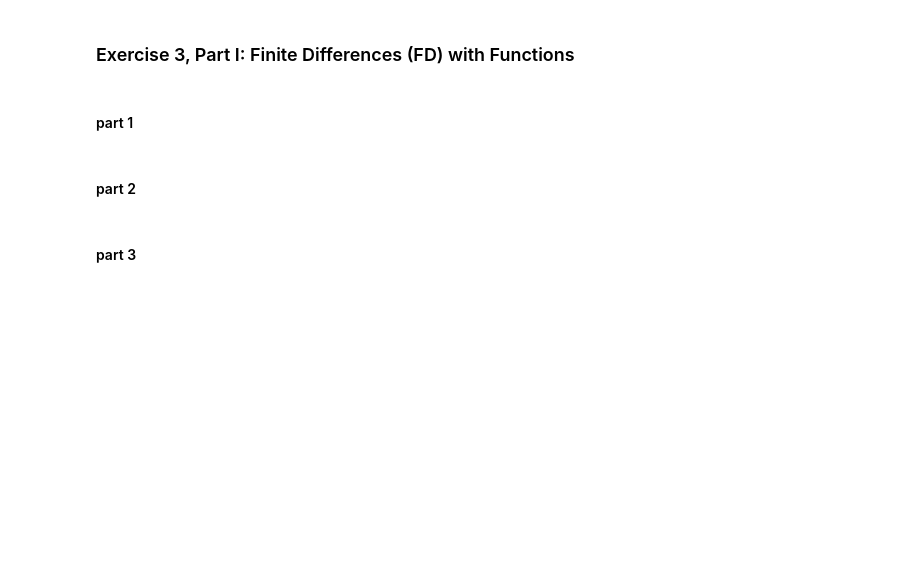
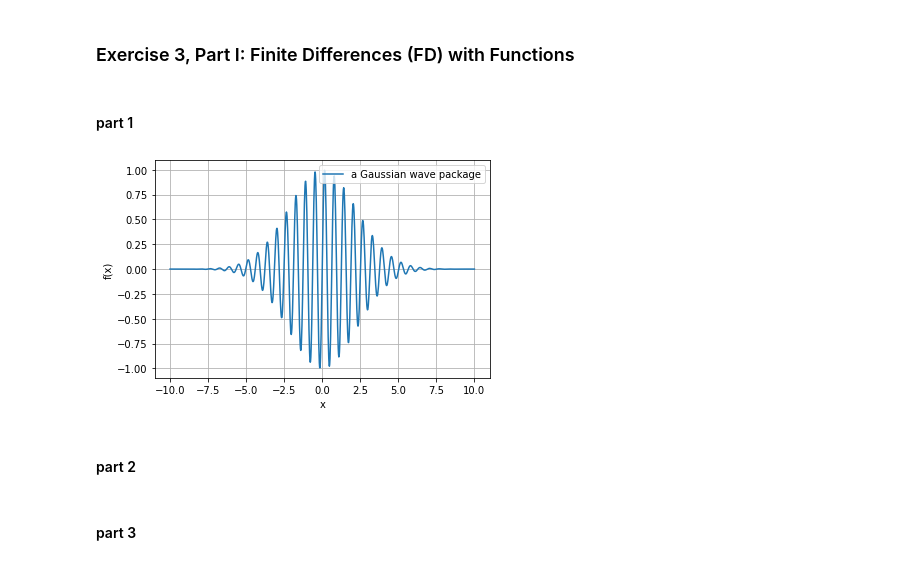
Before and after one commit to adnehk/Project1_MOD510, a Jupyter notebook: Project1_15.ipynb, the cells around one changed output. Drawn from its saved outputs; the diff is of its cells as text; code cells hidden in the pictures; blank space fills up the shorter version.

```diff
--- a/Project1_15.ipynb
+++ b/Project1_15.ipynb
@@ -158,2 +171,18 @@ array([0, 0, 0, 0, 1, 1])
+# %%
+def f(x, a=0.1, b=10):
+    return np.sin(b*x)*np.exp(-a*x*x)
+# %%
+def plot_f(x, F):
+    plt.plot(x, F, label="a Gaussian wave package")
+    plt.xlabel("x")
+    plt.ylabel("f(x)")
+    plt.legend()
+    plt.grid()
+    plt.show()
+# %%
+X = np.linspace(-10,10,1000)
+plot_f(X, f(X))
+# %% [output]
+[figure, added]
 # %% [markdown]
 #### part 2 ####
```
Also changed, not shown: parts of 7 cells of this notebook.
